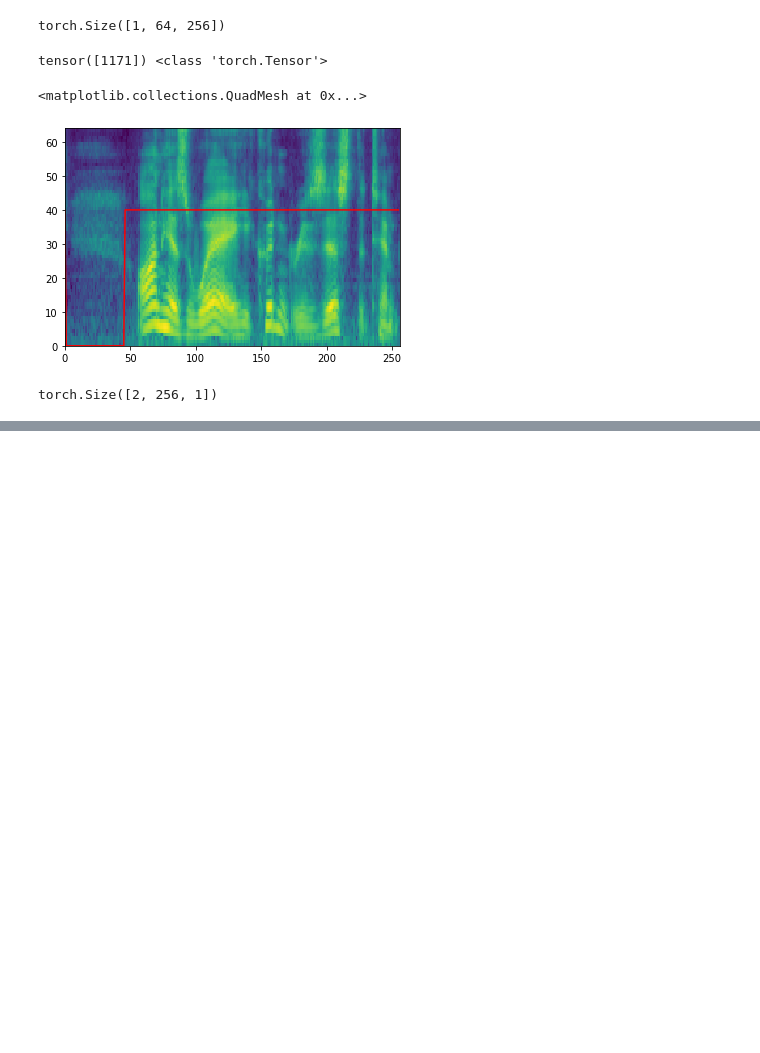
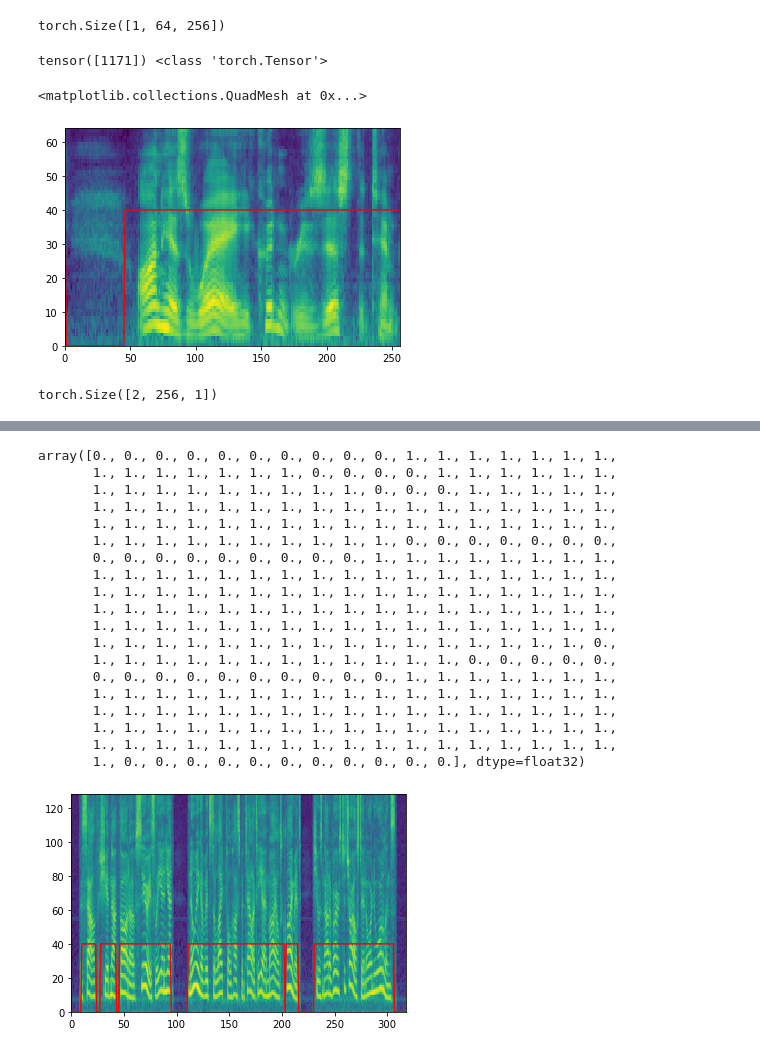
Before and after one commit to virgile-blg/VAD, a Jupyter notebook: testing.ipynb, the cells around one changed output, grey strips where cells are left out. Drawn from its saved outputs; the diff is of its cells as text; code cells hidden in the pictures; blank space fills up the shorter version.

Commit message:
clean code & notebooks

```diff
--- a/testing.ipynb
+++ b/testing.ipynb
@@ -92,0 +134,2 @@ torch.Size([2, 256, 1])
+# %%
+probs = model(data['spectro'].unsqueeze(0)).squeeze(-1)
@@ -92,0 +210,4 @@ torch.Size([2, 256, 1])
+# %%
+predictor = VADPredictor(ckpt_folder='./checkpoints/128_mels/', device='cpu')
+# %%
+input_file = "/data/LibriSpeech/test-clean/1995/1826/1995-1826-0001.flac"
@@ -92,0 +216,23 @@ torch.Size([2, 256, 1])
+# %%
+predictor.plot_result(audio_path=input_file, threshold=0.7)
+# %% [output]
+array([0., 0., 0., 0., 0., 0., 0., 0., 0., 0., 1., 1., 1., 1., 1., 1., 1.,
+       1., 1., 1., 1., 1., 1., 1., 0., 0., 0., 0., 1., 1., 1., 1., 1., 1.,
+       1., 1., 1., 1., 1., 1., 1., 1., 1., 0., 0., 0., 1., 1., 1., 1., 1.,
+       1., 1., 1., 1., 1., 1., 1., 1., 1., 1., 1., 1., 1., 1., 1., 1., 1.,
+       1., 1., 1., 1., 1., 1., 1., 1., 1., 1., 1., 1., 1., 1., 1., 1., 1.,
+       1., 1., 1., 1., 1., 1., 1., 1., 1., 1., 0., 0., 0., 0., 0., 0., 0.,
+       0., 0., 0., 0., 0., 0., 0., 0., 0., 1., 1., 1., 1., 1., 1., 1., 1.,
+       1., 1., 1., 1., 1., 1., 1., 1., 1., 1., 1., 1., 1., 1., 1., 1., 1.,
+       1., 1., 1., 1., 1., 1., 1., 1., 1., 1., 1., 1., 1., 1., 1., 1., 1.,
+       1., 1., 1., 1., 1., 1., 1., 1., 1., 1., 1., 1., 1., 1., 1., 1., 1.,
+       1., 1., 1., 1., 1., 1., 1., 1., 1., 1., 1., 1., 1., 1., 1., 1., 1.,
+       1., 1., 1., 1., 1., 1., 1., 1., 1., 1., 1., 1., 1., 1., 1., 1., 0.,
+       1., 1., 1., 1., 1., 1., 1., 1., 1., 1., 1., 1., 0., 0., 0., 0., 0.,
+       0., 0., 0., 0., 0., 0., 0., 0., 0., 0., 1., 1., 1., 1., 1., 1., 1.,
+       1., 1., 1., 1., 1., 1., 1., 1., 1., 1., 1., 1., 1., 1., 1., 1., 1.,
+       1., 1., 1., 1., 1., 1., 1., 1., 1., 1., 1., 1., 1., 1., 1., 1., 1.,
+       1., 1., 1., 1., 1., 1., 1., 1., 1., 1., 1., 1., 1., 1., 1., 1., 1.,
+       1., 1., 1., 1., 1., 1., 1., 1., 1., 1., 1., 1., 1., 1., 1., 1., 1.,
+       1., 0., 0., 0., 0., 0., 0., 0., 0., 0., 0., 0.], dtype=float32)
+[figure, added]
```
Also changed, not shown: parts of 19 cells of this notebook, 10 other files.
